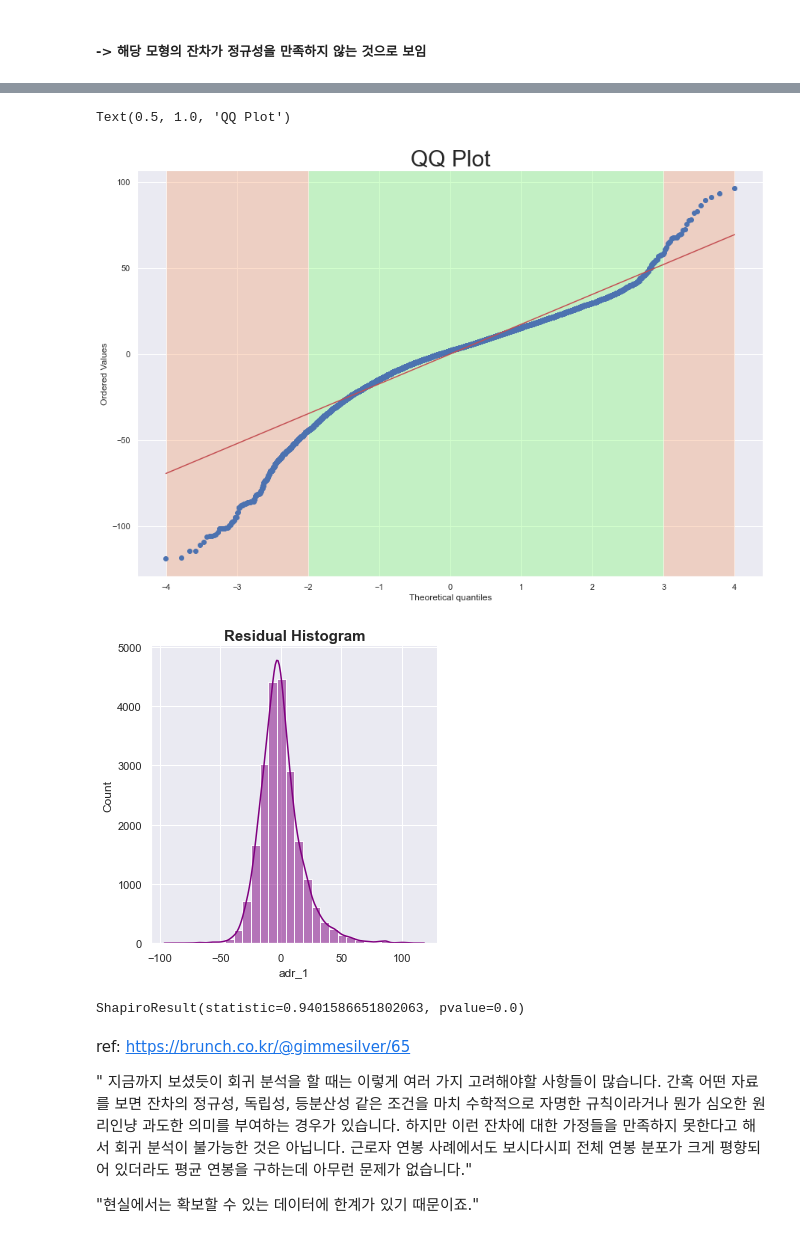
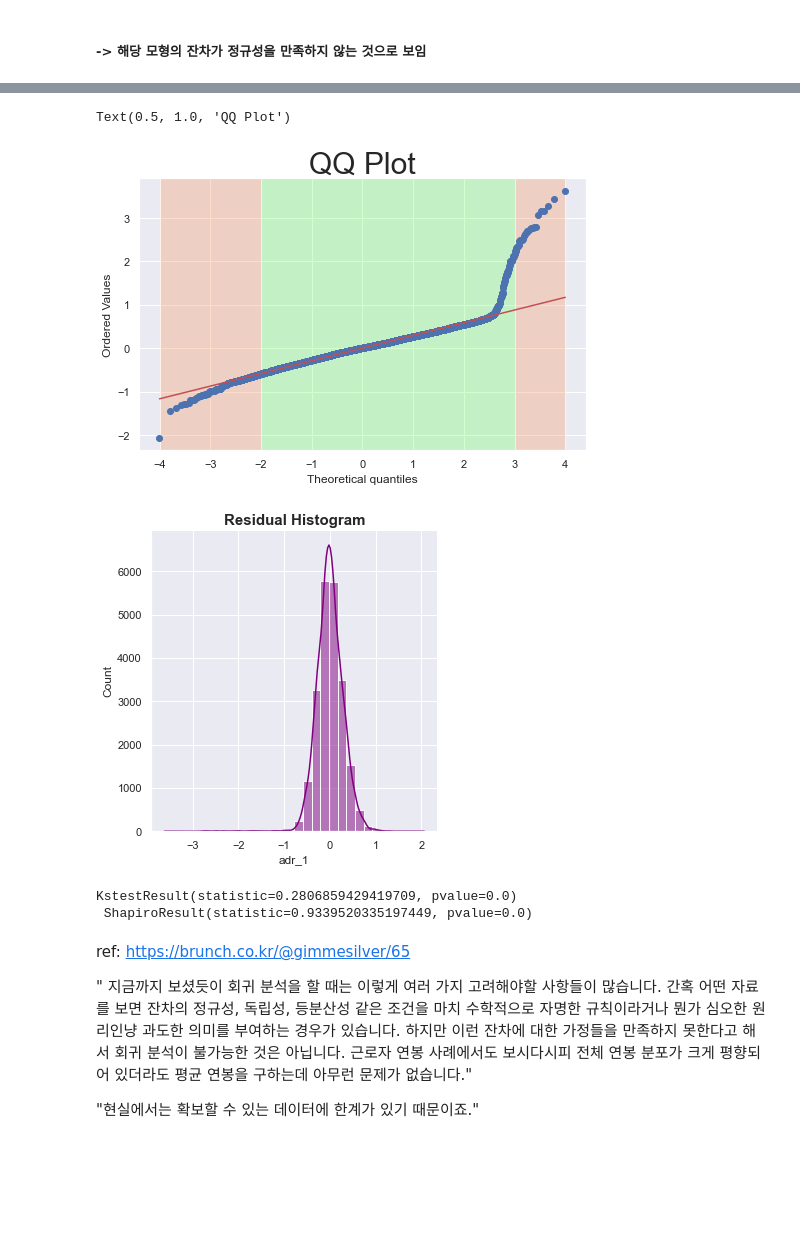
Before and after one commit to ABizCho/py_machineLearning, a Jupyter notebook: Assignment_Group/ML_group_project/ML_groupPJ_sub2_Linear_Final.ipynb, the cells around one changed output, grey strips where cells are left out. Cells and saved outputs as stored; diff of their text form; code cells hidden in the pictures; blank space fills up the shorter version.

```diff
--- a/Assignment_Group/ML_group_project/ML_groupPJ_sub2_Linear_Final.ipynb
+++ b/Assignment_Group/ML_group_project/ML_groupPJ_sub2_Linear_Final.ipynb
@@ -757,7 +757,8 @@ P-value     :  0.000
 ############
 from sklearn.model_selection import train_test_split
 X = df_lrp_fin.drop('adr_1',axis=1)
-y = df_lrp_fin['adr_1']
+y = np.log1p(df_lrp_fin['adr_1']) # 종속변수의 로그변환을 통한 정규화 시도
+
 
 #
 X1 = X.drop(['booking_changes_1', 'booking_changes_2', 'booking_changes_3',
@@ -821,4 +822,12 @@ print(coeff_df.sort_values(by='Coefficient', ascending=True).head(10))
 
 # predict
 predictions2 = lm2.predict(X_test2)
+
+
+
+
+###
+
+y_test3=y_test2.to_frame()
+y_test3['Predictions']=predictions2
 # %% [output]
@@ -880,7 +888,7 @@ RMSE: 17.905221997587372
 # %%
 import scipy.stats as stats
 
-fig = plt.figure(figsize=(15,10))
+fig = plt.figure(figsize=(8,5))
 
 ax1 = fig.add_subplot(1,1,1)
 ax1.axvspan(-2,3, facecolor='#6cff5c', alpha=0.3)
@@ -892,26 +900,35 @@ stats.probplot(y_test3['Error'], plot=plt)
 plt.title('QQ Plot', fontsize=30)
 # %% [output]
 Text(0.5, 1.0, 'QQ Plot')
-[figure, old version]
+[figure, new version]
 # %%
 ## compare the actual price with the predicted one in the test set
 
-y_test3=y_test2.to_frame()
-y_test3['Predictions']=predictions2
-y_test3.head()
-
-sns.displot((y_test2-predictions2),bins=30,color='purple',kde=True)
+# y_test3=y_test2.to_frame()
+# y_test3['Predictions']=predictions2
+# y_test3.head()
+resid = y_test3['adr_1']-predictions2
+sns.displot(resid,bins=30,color='purple',kde=True)
 plt.title('Residual Histogram',fontsize=15,fontweight='bold')
 plt.show()
 # %% [output]
-[figure, old version]
+[figure, new version]
-# %%
-### 정규성 검정
-
-from scipy.stats import shapiro
-shapiro(y_test3['Predictions']-y_test3['adr_1'])
-# %% [output]
-ShapiroResult(statistic=0.9401586651802063, pvalue=0.0)
+# %%
+### 정규성 검정
+import math as m
+
+from scipy.stats import shapiro
+from scipy.stats import kstest
+
+kolmogorov_result = kstest(resid,'norm')
+kolmogorov_result
+shap_result = shapiro(resid)
+shap_result
+
+print(kolmogorov_result,'\n',shap_result)
+# %% [output]
+KstestResult(statistic=0.2806859429419709, pvalue=0.0)
+ ShapiroResult(statistic=0.9339520335197449, pvalue=0.0)
 # %% [markdown]
 ref: https://brunch.co.kr/@gimmesilver/65
 
```
Also changed, not shown: parts of 11 cells of this notebook.
